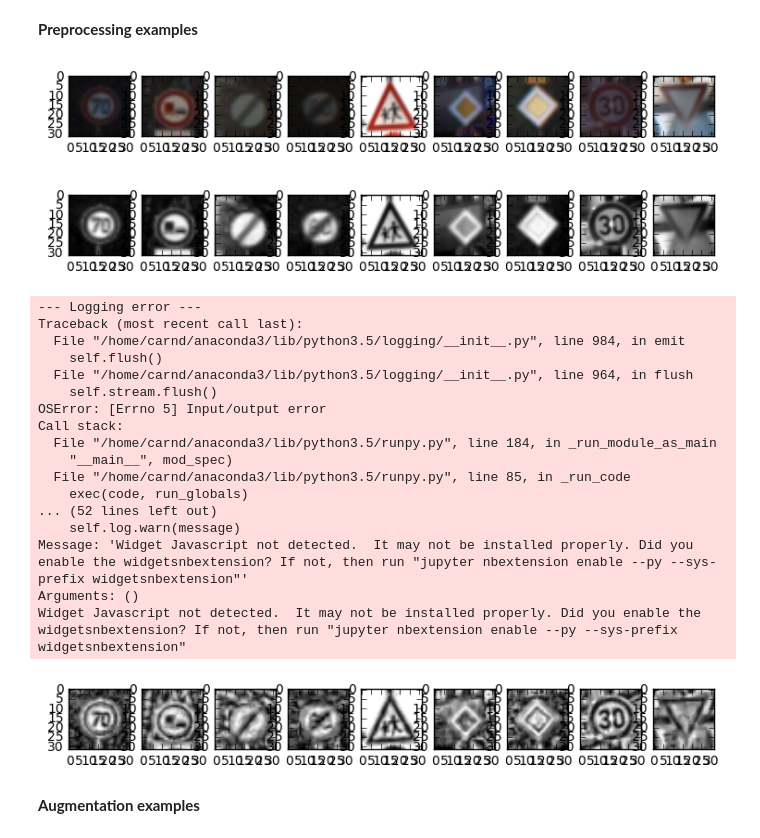
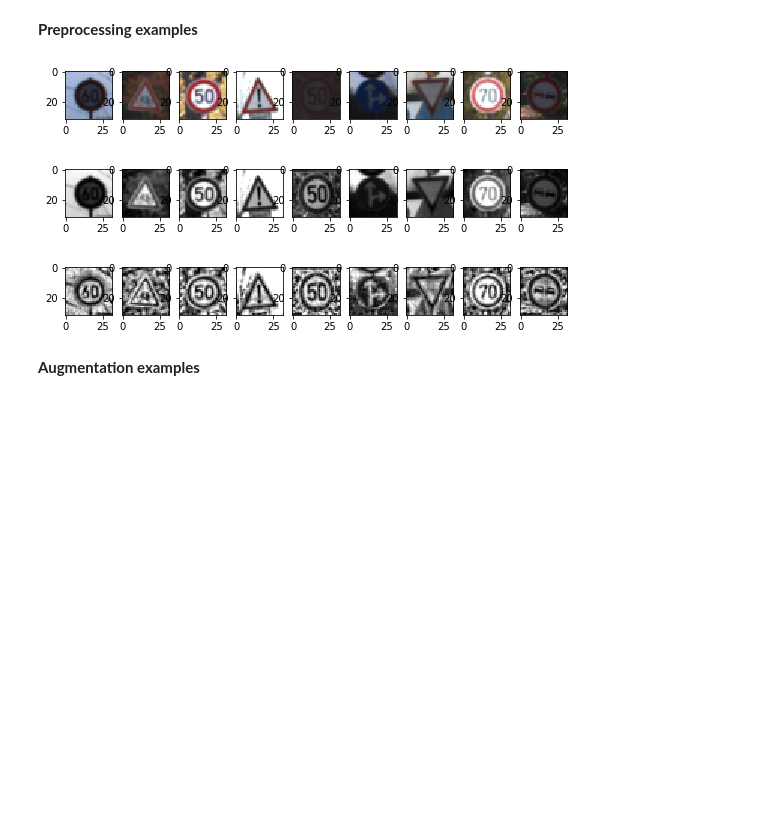
Before and after one commit to janbernloehr/CarND-Traffic-Sign-Classifier-Project, a Jupyter notebook: Traffic_Sign_Classifier.ipynb, the cells around one changed output. Cells and saved outputs as stored; diff of their text form; code cells hidden in the pictures; blank space fills up the shorter version.

```diff
--- a/Traffic_Sign_Classifier.ipynb
+++ b/Traffic_Sign_Classifier.ipynb
@@ -125,15 +149,14 @@ def show(X_img):
     plt.imshow(image, cmap="gray")
     plt.show()
 
-def showrandom(X, num=1, ind = None):
-    if ind == None:
-        ind = np.random.randint(0, len(X), num)
+def show_all_images(X):
+    num = len(X)
 
     plt.figure(figsize=(num, 1))
 
     key = int(100 + 10*num + 1)
 
-    for index in ind:
+    for index in range(num):
         image = X[index].squeeze()
         plt.subplot(key)
         plt.imshow(image, cmap="gray")
@@ -141,6 +164,13 @@ def showrandom(X, num=1, ind = None):
 
     plt.show()
 
+
+def showrandom(X, num=1, ind = None):
+    if ind == None:
+        ind = np.random.randint(0, len(X), num)
+
+    show_all_images(X[ind])
+
 print("27 random images")
 showrandom(X_train_orig, 9)
 showrandom(X_train_orig, 9)
@@ -343,40 +373,26 @@ def extend_data(X, y):
 # %% [markdown]
 __Preprocessing examples__
 # %%
-ind = np.random.randint(0, len(X_valid_orig), 9)
+def preprocess_examples():
+    ind = np.random.randint(0, len(X_valid_orig), 9)
 
-X_show = np.array(X_valid_orig[ind], copy=True)
+    X_show = np.array(X_valid_orig[ind], copy=True)
 
-showrandom(X_show, 9, [0, 1, 2, 3, 4, 5, 6, 7, 8])
+    showrandom(X_show, 9, [0, 1, 2, 3, 4, 5, 6, 7, 8])
 
-X_show = apply_grayscale(X_show)
+    X_show = apply_grayscale(X_show)
 
-showrandom(X_show, 9, [0, 1, 2, 3, 4, 5, 6, 7, 8])
+    showrandom(X_show, 9, [0, 1, 2, 3, 4, 5, 6, 7, 8])
 
-X_show = apply_contrast_optimizer(X_show)
+    X_show = apply_contrast_optimizer(X_show)
 
-showrandom(X_show, 9, [0, 1, 2, 3, 4, 5, 6, 7, 8])
+    showrandom(X_show, 9, [0, 1, 2, 3, 4, 5, 6, 7, 8])
+
+preprocess_examples()
 # %% [output]
-[figure, old version]
+[figure, new version]
-[figure, old version]
+[figure, new version]
---- Logging error ---
-Traceback (most recent call last):
-  File "/home/carnd/anaconda3/lib/python3.5/logging/__init__.py", line 984, in emit
-    self.flush()
-  File "/home/carnd/anaconda3/lib/python3.5/logging/__init__.py", line 964, in flush
-    self.stream.flush()
-OSError: [Errno 5] Input/output error
-Call stack:
-  File "/home/carnd/anaconda3/lib/python3.5/runpy.py", line 184, in _run_module_as_main
-    "__main__", mod_spec)
-  File "/home/carnd/anaconda3/lib/python3.5/runpy.py", line 85, in _run_code
-    exec(code, run_globals)
-... (52 lines left out)
-    self.log.warn(message)
-Message: 'Widget Javascript not detected.  It may not be installed properly. Did you enable the widgetsnbextension? If not, then run "jupyter nbextension enable --py --sys-prefix widgetsnbextension"'
-Arguments: ()
-Widget Javascript not detected.  It may not be installed properly. Did you enable the widgetsnbextension? If not, then run "jupyter nbextension enable --py --sys-prefix widgetsnbextension"
-[figure, old version]
+[figure, new version]
 # %% [markdown]
 __Augmentation examples__
 # %%
```
Also changed, not shown: parts of 42 cells of this notebook, 1 other file.
